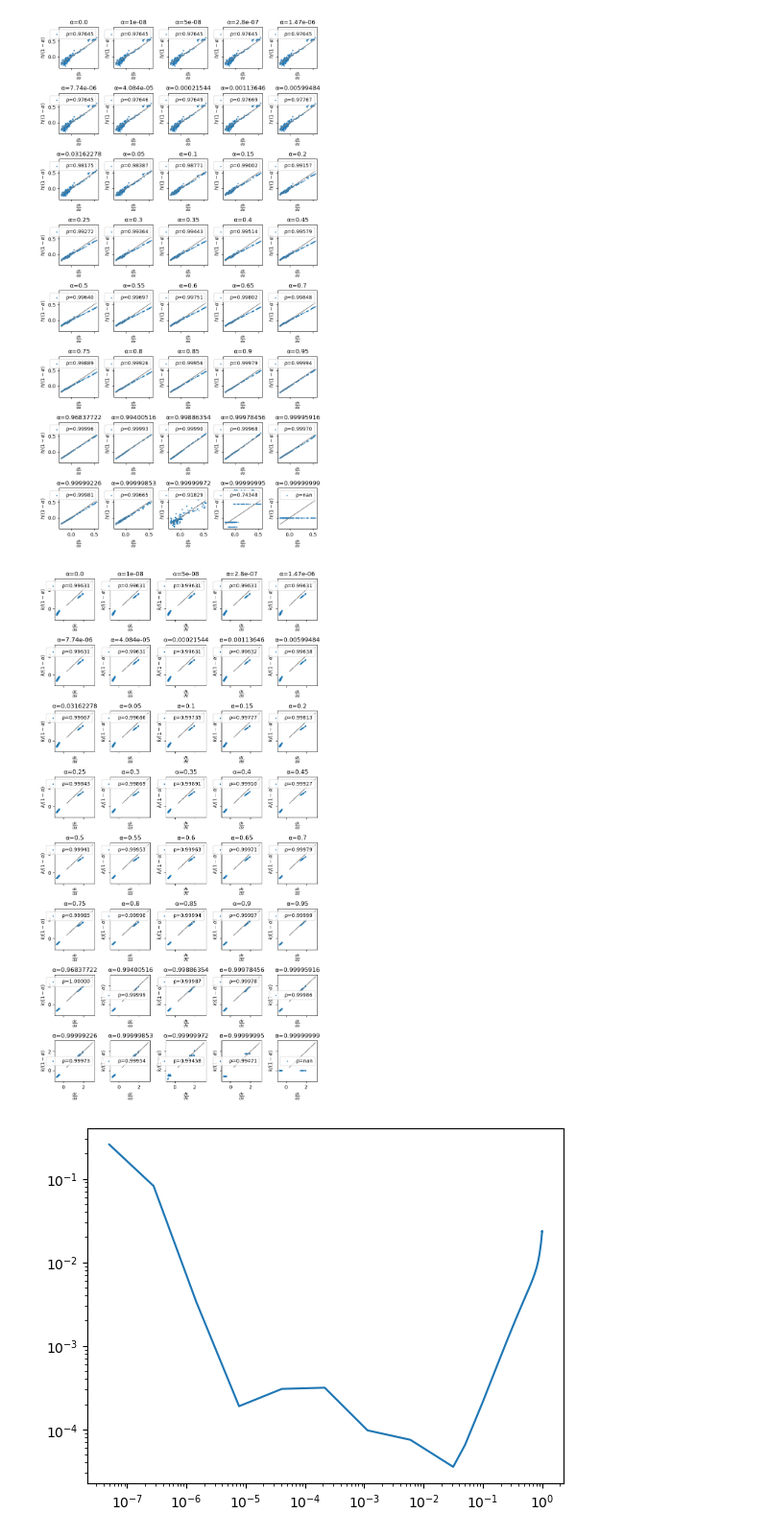
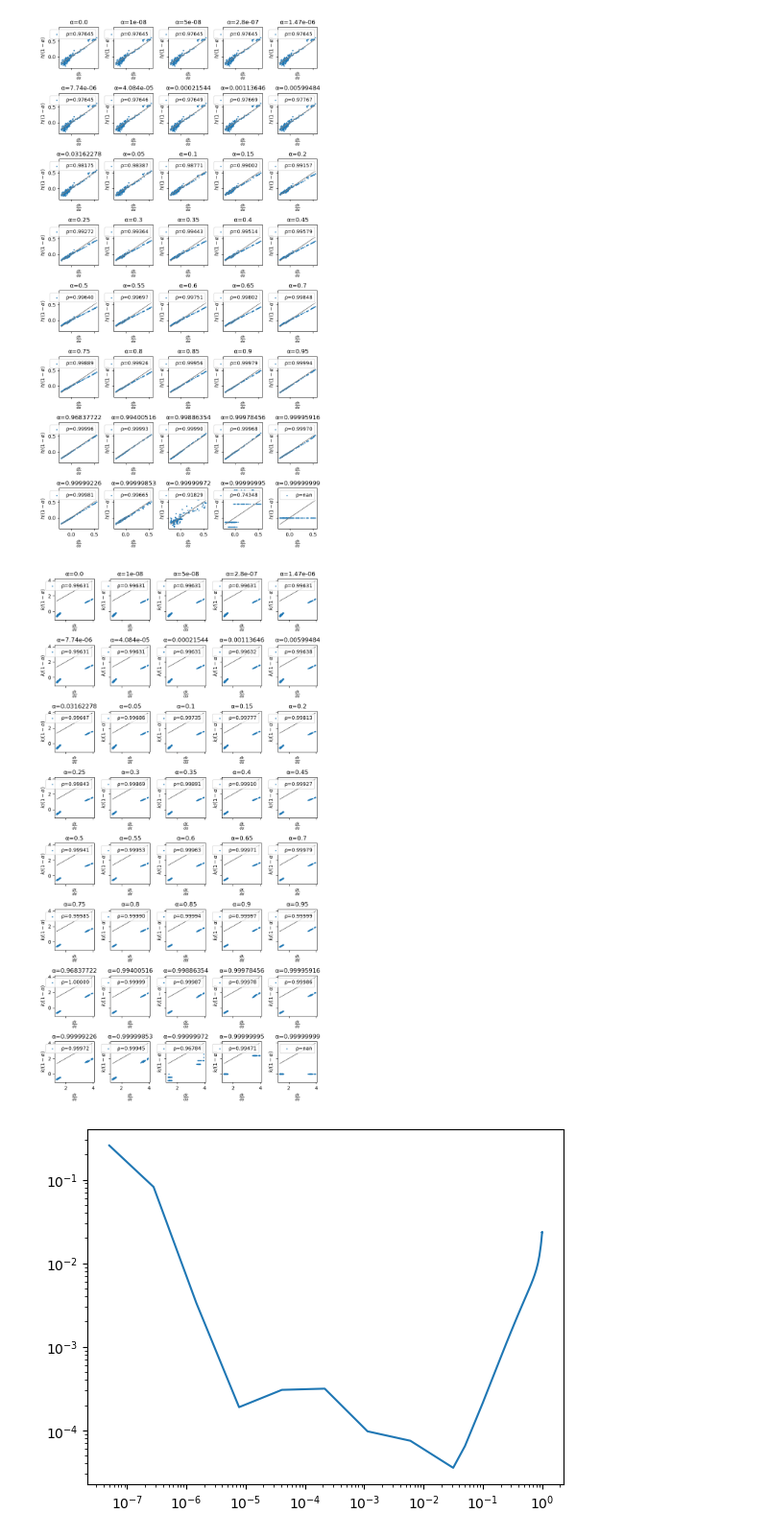
Before and after one commit to stecrotti/Aptamer2025py, a Jupyter notebook: experiments/large_pseudocount_indep_sites.ipynb, the cells around one changed output. Shown at 96% size. Cells and saved outputs as stored; diff of their text form; code cells hidden in the pictures.

```diff
--- a/experiments/large_pseudocount_indep_sites.ipynb
+++ b/experiments/large_pseudocount_indep_sites.ipynb
@@ -137,3 +109,28 @@ def _get_pearson(x, y):
     x = x.view(-1)
     y = y.view(-1)
     return torch.corrcoef(torch.stack((x,y)))[0,1].item()
+# %%
+def compute_stuff(n, a):
+    total_reads = total_reads_all[n][0]
+    T = len(ts)
+    A = total_reads.sum().item()
+    B = (torch.arange(T) * total_reads).sum().item()
+    C = (torch.square(torch.arange(T)) * total_reads).sum().item()
+    fi = fi_all[n][0]
+    Riat = total_reads[:,None,None] * fi
+    Aia = Riat.sum(0)
+    T = len(ts)
+    Bia = (torch.arange(T)[:,None,None] * Riat).sum(0)
+    q = Riat.size(-1)
+    dhdalpha =   q * (B*Aia - A*Bia) / (B**2 - A*C)
+    # dkdalpha = - q * (C*Aia - B*Bia - A + B**2/C) / (B**2 - A*C)
+    dkdalpha = 1 - q * (Aia*C - B*Bia) / (B**2 - A*C)
+    h = params_all[n][a]['bias_ps']
+    k = params_all[n][a]['bias_Ns0']
+
+    return h, k, dhdalpha, dkdalpha
+# %%
+n = 0
+a = 30
+dkdalpha = dkdalphas[a]
+dkdalpha.sum(1)
@@ -174,27 +177,27 @@ plt.savefig('img/h_large_pseudocount_indep_sites.png')
 # %%
 fig, axes = plt.subplots(8,5, figsize=(8,15), sharex=True, sharey=True)
 
 a = -1
 for b in range(8):
     for c in range(5):
         a += 1
         alpha = pseudocounts[a]
         ax = axes[b,c]
         x = dkdalphas[a]
-        x = x - x.mean(dim=1, keepdim=True)
+        # x = x - x.mean(dim=1, keepdim=True)
         y = ks[a]/(1-alpha)
-        y = y - y.mean(dim=1, keepdim=True)
+        # y = y - y.mean(dim=1, keepdim=True)
         rho = _get_pearson(x,y)
         ax.scatter(x, y, s=2, label=f"ρ={rho:.5f}")
         ax.plot(dkdalphas[a], dkdalphas[a], c="gray", linewidth=0.5)
         ax.legend()
         ax.set_title(f"α={alpha}")
         ax.set_xlabel(r'$\frac{dk}{d\alpha}$')
         ax.set_ylabel(r'$k/(1-\alpha)$')
 plt.tight_layout()
 plt.savefig('img/k_large_pseudocount_indep_sites.png')
 # %% [output]
-[figure, old version]
+[figure, new version]
 # %%
 slopes_k = [_get_slope(k/(1-alpha), dkdalpha)
             for (k, dkdalpha, alpha) in zip(ks, dkdalphas, pseudocounts)]
```
Also changed, not shown: parts of 3 cells of this notebook, 3 other files.
